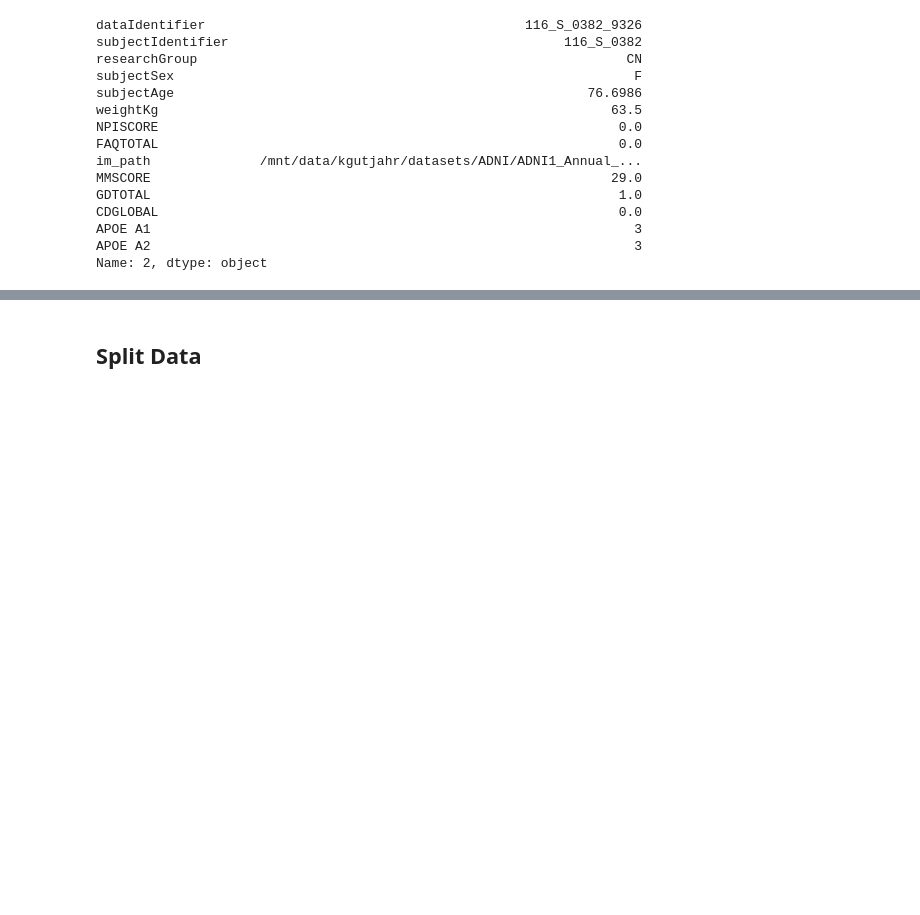
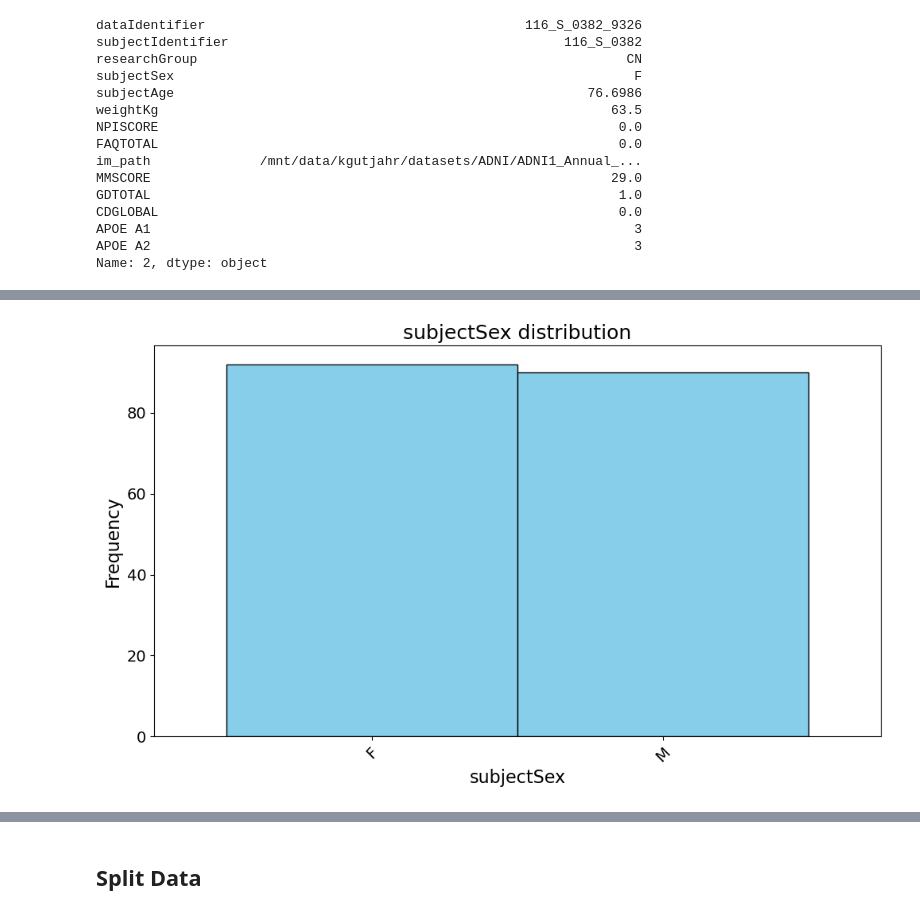
Before and after one commit to kgutjahr/STiL-TTA, a Jupyter notebook: data/ADNI.ipynb, the cells around one changed output, grey strips where cells are left out. Drawn from its saved outputs; the diff is of its cells as text; code cells hidden in the pictures; blank space fills up the shorter version.

```diff
--- a/data/ADNI.ipynb
+++ b/data/ADNI.ipynb
@@ -343,0 +505,4 @@ save_image(series=relevant_df["im_path"], dir=processed_path)
+# %%
+plot_distributions(df=relevant_df, feature="subjectSex")
+# %% [output]
+[figure, added]
```
Also changed, not shown: parts of 30 cells of this notebook, 9 other files.
